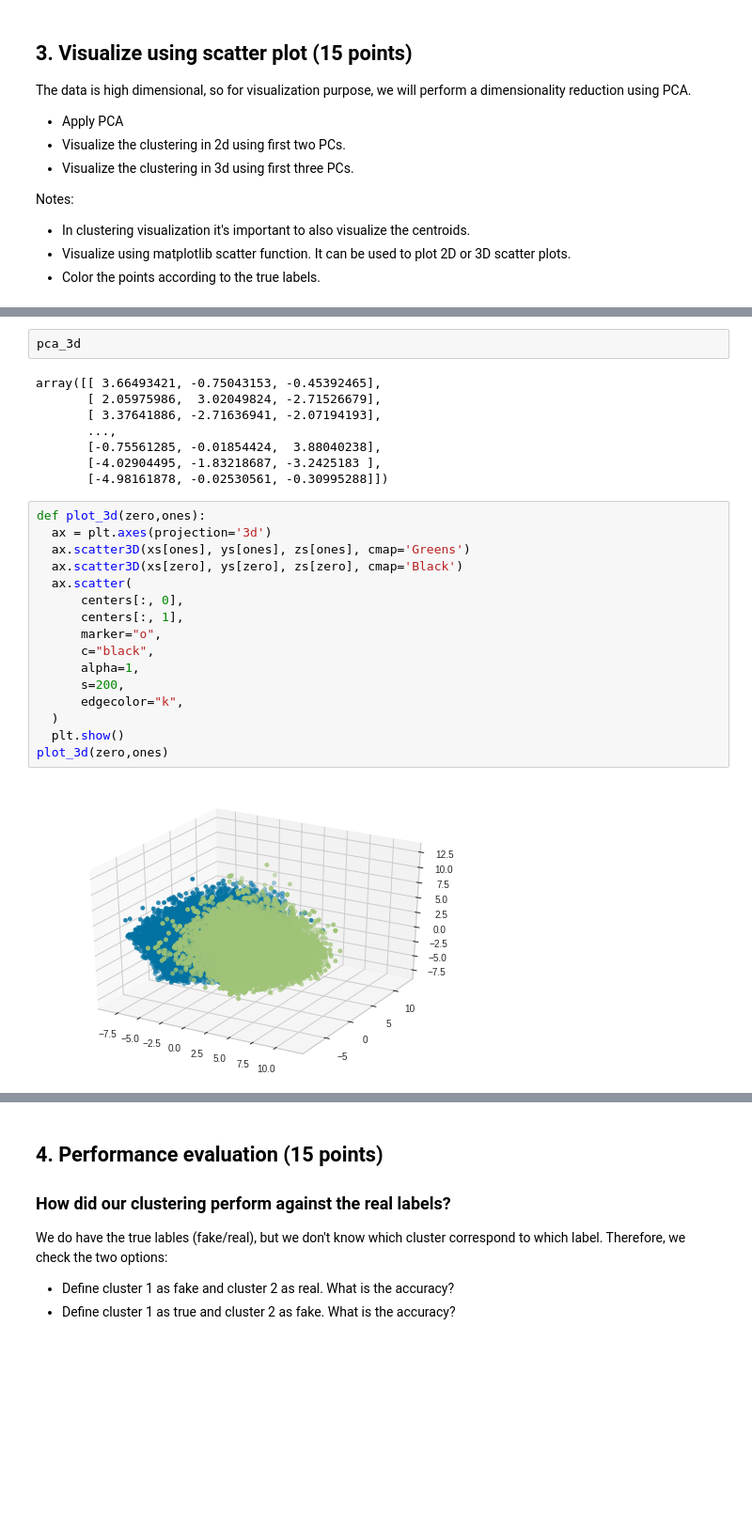
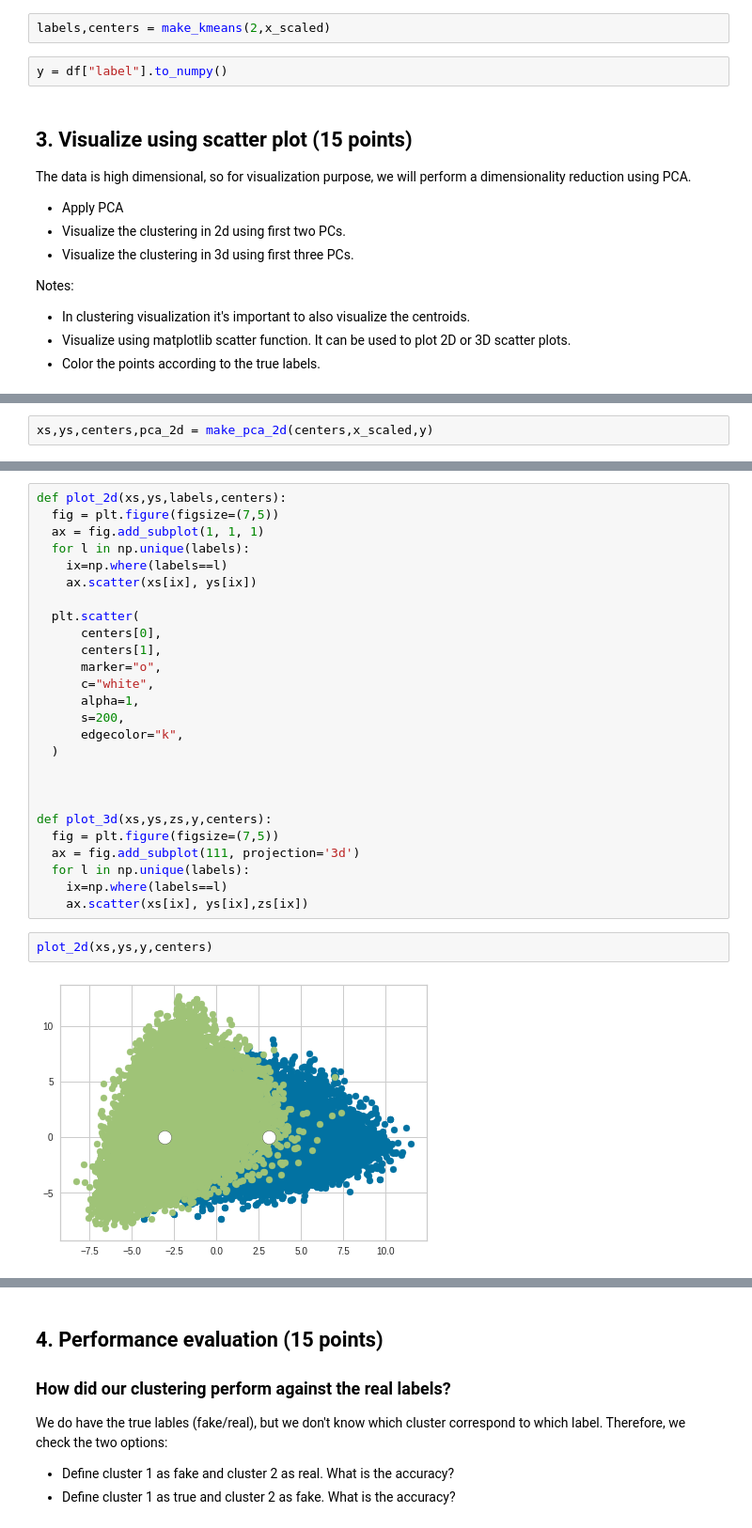
Before and after one commit to orenfix10/ML-project1, a Jupyter notebook: Main.ipynb, the cells around one changed output, grey strips where cells are left out. Shown: that part at 94% size. Saved outputs shown, nothing was run; the diff lists cells and outputs as text; blank space fills up the shorter version.

```diff
--- a/Main.ipynb
+++ b/Main.ipynb
@@ -160,3 +161,7 @@ len(lables)
+# %%
+labels,centers = make_kmeans(2,x_scaled)
+# %%
+y = df["label"].to_numpy()
 # %% [markdown]
 ## 3. Visualize using scatter plot (15 points)
 The data is high dimensional, so for visualization purpose, we will perform a dimensionality reduction using PCA.
@@ -203 +191,3 @@ plot_2d(zero,ones)
+# %%
+xs,ys,centers,pca_2d = make_pca_2d(centers,x_scaled,y)
 # %%
@@ -212,28 +209,30 @@ zero = np.where(t==0) # # index where the label is 0
-# %%
-pca_3d
-# %% [output]
-array([[ 3.66493421, -0.75043153, -0.45392465],
-       [ 2.05975986,  3.02049824, -2.71526679],
-       [ 3.37641886, -2.71636941, -2.07194193],
-       ...,
-       [-0.75561285, -0.01854424,  3.88040238],
-       [-4.02904495, -1.83218687, -3.2425183 ],
-       [-4.98161878, -0.02530561, -0.30995288]])
-# %%
-def plot_3d(zero,ones):
-  ax = plt.axes(projection='3d')
-  ax.scatter3D(xs[ones], ys[ones], zs[ones], cmap='Greens')
-  ax.scatter3D(xs[zero], ys[zero], zs[zero], cmap='Black')
-  ax.scatter(
-      centers[:, 0],
-      centers[:, 1],
-      marker="o",
-      c="black",
-      alpha=1,
-      s=200,
-      edgecolor="k",
-  )
-  plt.show()
-plot_3d(zero,ones)
-# %% [output]
-[figure, removed]
+# %%
+def plot_2d(xs,ys,labels,centers):
+  fig = plt.figure(figsize=(7,5))
+  ax = fig.add_subplot(1, 1, 1)
+  for l in np.unique(labels):
+    ix=np.where(labels==l)
+    ax.scatter(xs[ix], ys[ix])
+
+  plt.scatter(
+      centers[0],
+      centers[1],
+      marker="o",
+      c="white",
+      alpha=1,
+      s=200,
+      edgecolor="k",
+  )
+
+
+
+def plot_3d(xs,ys,zs,y,centers):
+  fig = plt.figure(figsize=(7,5))
+  ax = fig.add_subplot(111, projection='3d')
+  for l in np.unique(labels):
+    ix=np.where(labels==l)
+    ax.scatter(xs[ix], ys[ix],zs[ix])
+# %%
+plot_2d(xs,ys,y,centers)
+# %% [output]
+[figure, added]
```
Also changed, not shown: parts of 45 cells of this notebook.
